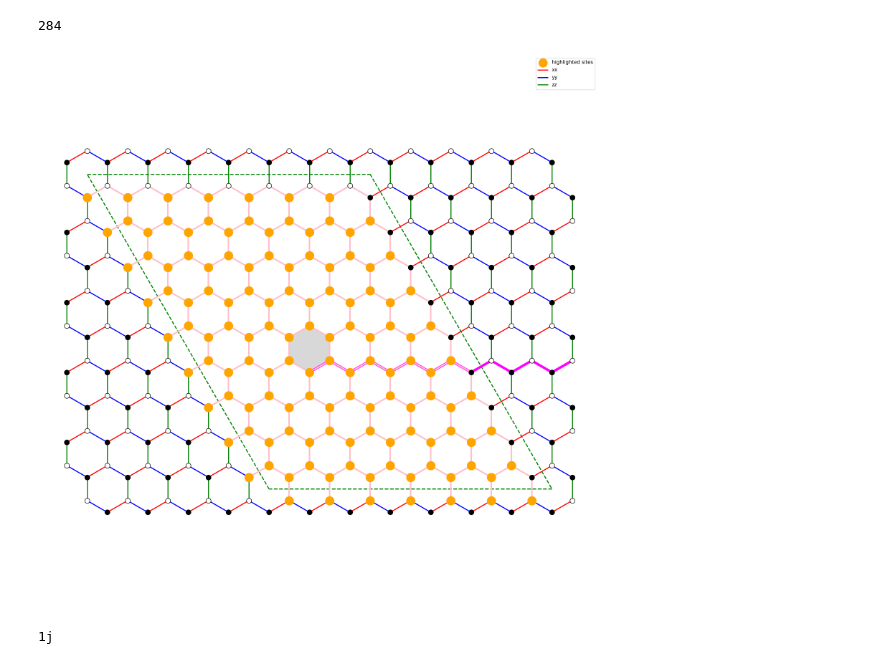
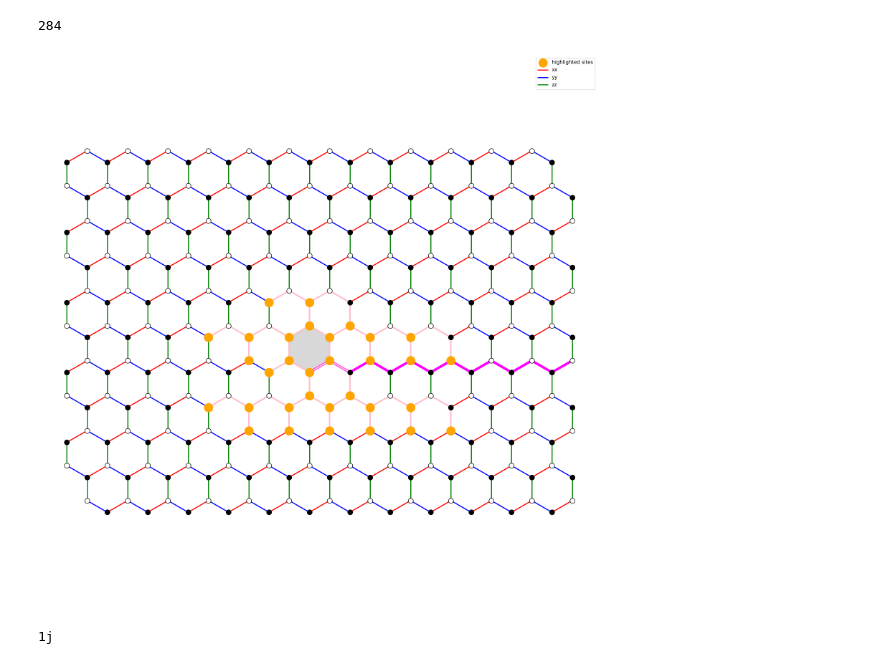
Before and after one commit to gconcheri/MasterThesis, a Jupyter notebook: fermionic_model_OBC.ipynb, the cells around one changed output. Saved outputs shown, nothing was run; the diff lists cells and outputs as text; code cells hidden in the pictures.

```diff
--- a/fermionic_model_OBC.ipynb
+++ b/fermionic_model_OBC.ipynb
@@ -173,18 +177,20 @@ fgs = f.FermionicGaussianRepresentation(model)
 print(model.Nsites)
 # %% [output]
 284
+# %%
+plaquette_list = [2,6,2,6]
 # %%
-prefactor, loop_indices, links_list, _ = model.get_loop()
+prefactor, loop_indices, links_list = model.get_loop(plaquette_list=plaquette_list)
 
 central_plaquette = model.get_anyonbonds()[1]
 
 honey.plot_honeycomb(model, plot_anyon_bonds = True,
                     sites = loop_indices,
-                    loop = True,
+                    #loop_parallelogram = True,
                     plaquette_site = central_plaquette,
                     otherbonds_list= links_list)
 # %% [output]
-[figure, old version]
+[figure, new version]
 # %%
 print(prefactor)
 # %% [output]
```
Also changed, not shown: parts of 2 cells of this notebook, 18 other files.
